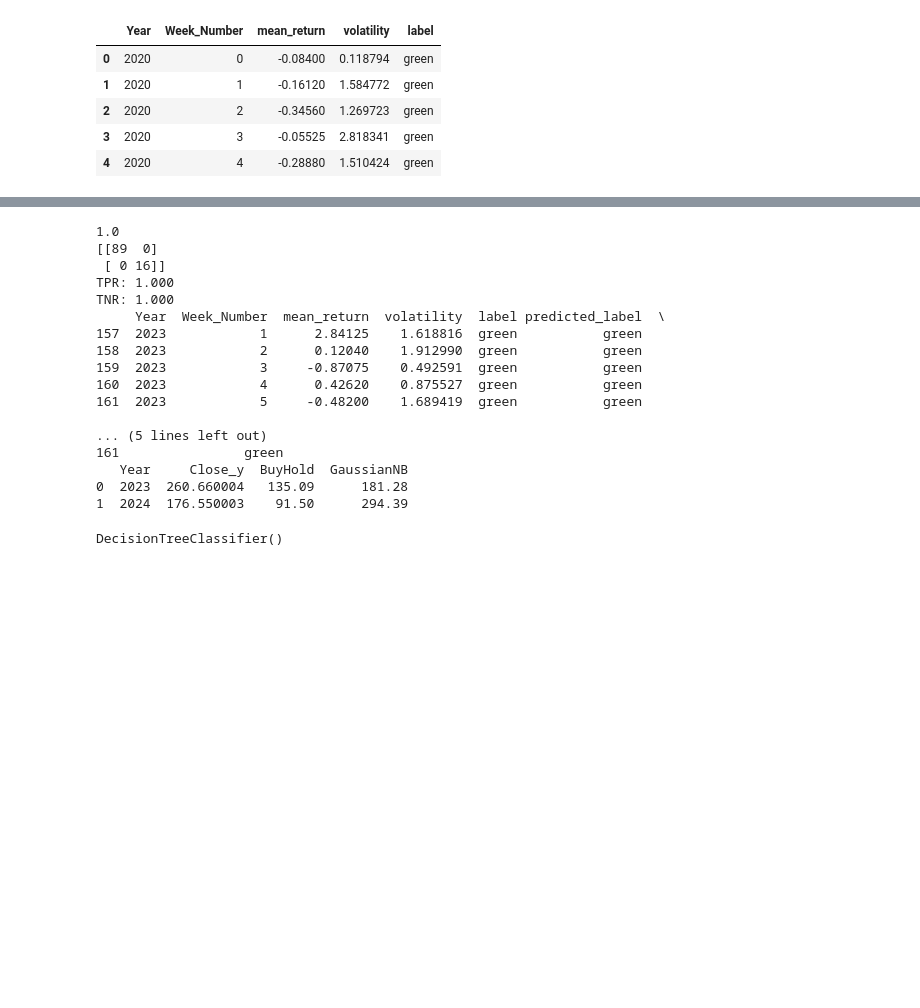
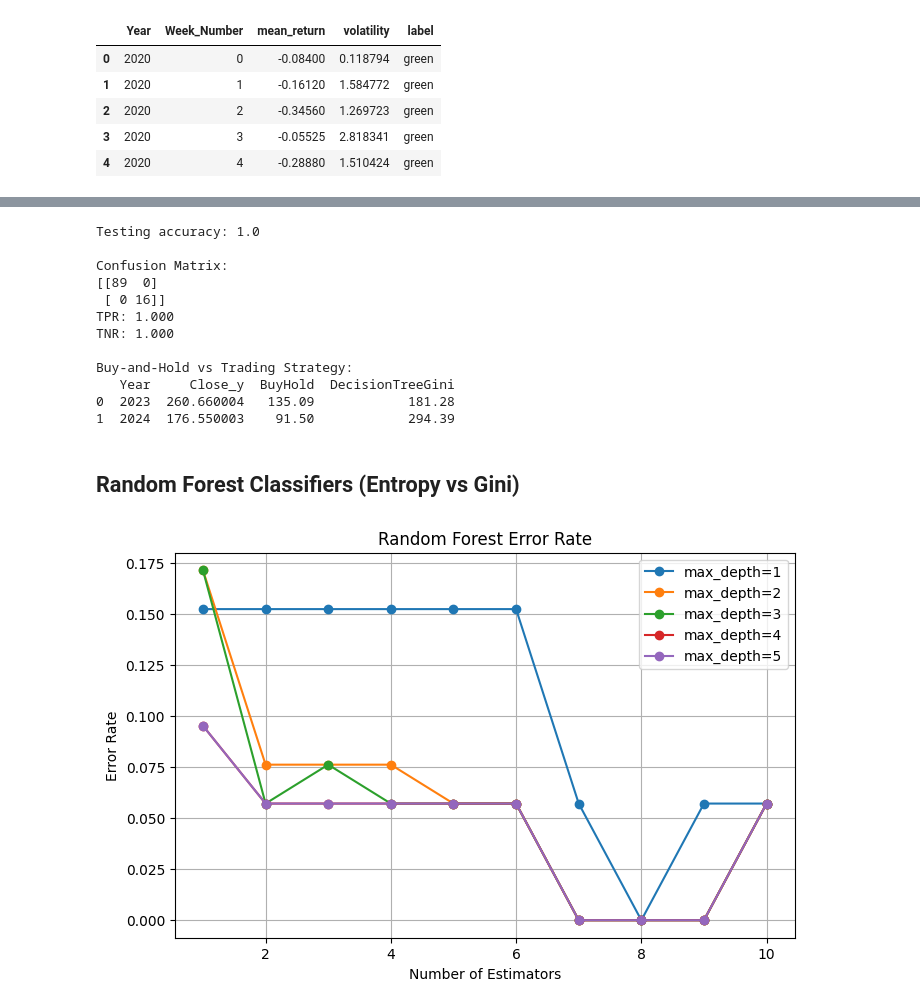
Before and after one commit to dinarazhorabek/ds_projects, a Jupyter notebook: Inertia Trading/tree_rf_adaboost_hamming.ipynb, the cells around one changed output, grey strips where cells are left out. Cells and saved outputs as stored; diff of their text form; code cells hidden in the pictures; blank space fills up the shorter version.

Commit message:
implemented decision tree, random forest, hamming distance on BA

```diff
--- a/Inertia Trading/tree_rf_adaboost_hamming.ipynb
+++ b/Inertia Trading/tree_rf_adaboost_hamming.ipynb
@@ -115,7 +131,0 @@ def compare_strategies(ba_detailed, labels_df, strategy_name, label_col='predict
-# %%
-test_df = test_df.copy()
-test_df['predicted_label'] = le.inverse_transform(predicted)
-# test_df.head()
-
-dt_portfolio = compare_strategies(ba_detailed, test_df, strategy_name="GaussianNB")
-print(dt_portfolio)
@@ -126,14 +138,14 @@ print(dt_portfolio)
 # %%
 # gini
-tree_classifier_gini = tree.DecisionTreeClassifier(criterion='gini')
+tree_classifier_gini = tree.DecisionTreeClassifier(criterion='gini', random_state=79)
 tree_classifier_gini.fit(X_train, Y_train)
 predicted_gini = tree_classifier_gini.predict(X_test)
 accuracy_gini = np.mean(predicted_gini == Y_test)
-print(accuracy_gini)
+print(f"Testing accuracy: {accuracy_gini}")
 
 cm = confusion_matrix(Y_test, predicted_gini)
 tn, fp, fn, tp = cm.ravel()
-print(cm)
+print(f"\nConfusion Matrix:\n{cm}")
 
 tpr = tp / (tp + fn)
 tnr = tn / (fp + tn)
@@ -141,30 +153,24 @@ print(f"TPR: {tpr:.3f}")
 print(f"TNR: {tnr:.3f}")
 
 test_df = test_df.copy()
-test_df['predicted_label_gini'] = le.inverse_transform(predicted_gini)
-print(test_df.head())
+test_df['predicted_label_dt_gini'] = le.inverse_transform(predicted_gini)
+# print(test_df.head())
 
-dt_portfolio = compare_strategies(ba_detailed, test_df, label_col='predicted_label_gini', strategy_name="GaussianNB")
+dt_portfolio = compare_strategies(ba_detailed, test_df, label_col='predicted_label_dt_gini', strategy_name="DecisionTreeGini")
+print("\nBuy-and-Hold vs Trading Strategy:")
 print(dt_portfolio)
 # %% [output]
-1.0
+Testing accuracy: 1.0
+
+Confusion Matrix:
 [[89  0]
  [ 0 16]]
 TPR: 1.000
 TNR: 1.000
-     Year  Week_Number  mean_return  volatility  label predicted_label  \
-157  2023            1      2.84125    1.618816  green           green
-158  2023            2      0.12040    1.912990  green           green
-159  2023            3     -0.87075    0.492591  green           green
-160  2023            4      0.42620    0.875527  green           green
-161  2023            5     -0.48200    1.689419  green           green
 
-... (5 lines left out)
-161                green
-   Year     Close_y  BuyHold  GaussianNB
-0  2023  260.660004   135.09      181.28
-1  2024  176.550003    91.50      294.39
+Buy-and-Hold vs Trading Strategy:
+   Year     Close_y  BuyHold  DecisionTreeGini
+0  2023  260.660004   135.09            181.28
+1  2024  176.550003    91.50            294.39
-# %%
-tree_classifier_gini
-# %% [output]
-DecisionTreeClassifier()
+# %% [markdown]
+## Random Forest Classifiers (Entropy vs Gini)
@@ -170,0 +179,35 @@ DecisionTreeClassifier()
+# %%
+features = ['mean_return', 'volatility']
+X_train = train_df[features].values
+le = LabelEncoder()
+Y_train = le.fit_transform(train_df['label'].values)
+
+X_test = test_df[features].values
+Y_test = le.transform(test_df['label'].values)
+
+
+subtrees_num=np.arange(1, 11)
+depths=np.arange(1, 6)
+results = []
+for n in subtrees_num:
+    for d in depths:
+        model = RandomForestClassifier(n_estimators=n, max_depth=d, criterion='entropy', random_state=79)
+        model.fit(X_train, Y_train)
+        predicted = model.predict(X_test)
+        err_rate = np.mean(predicted != Y_test)
+        results.append((n, d, err_rate))
+
+
+results_df = pd.DataFrame(results, columns=['n_estimators', 'max_depth', 'error_rate'])
+plt.figure(figsize=(8,5))
+for d in depths:
+    subset = results_df[results_df['max_depth'] == d].sort_values('n_estimators')
+    plt.plot(subset['n_estimators'], subset['error_rate'], marker='o', label=f'max_depth={d}')
+plt.xlabel('Number of Estimators')
+plt.ylabel('Error Rate')
+plt.title('Random Forest Error Rate')
+plt.legend()
+plt.grid()
+plt.show()
+# %% [output]
+[figure, added]
```
Also changed, not shown: parts of 21 cells of this notebook.
